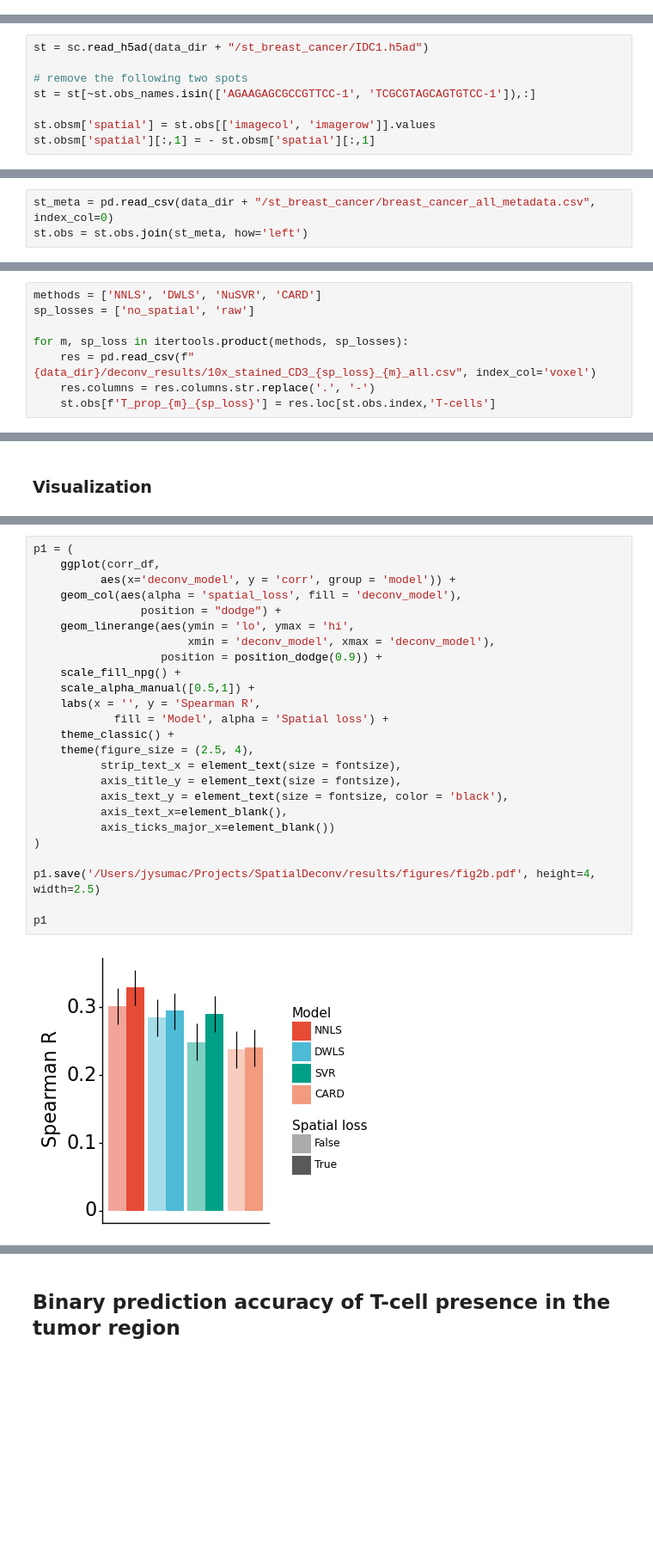
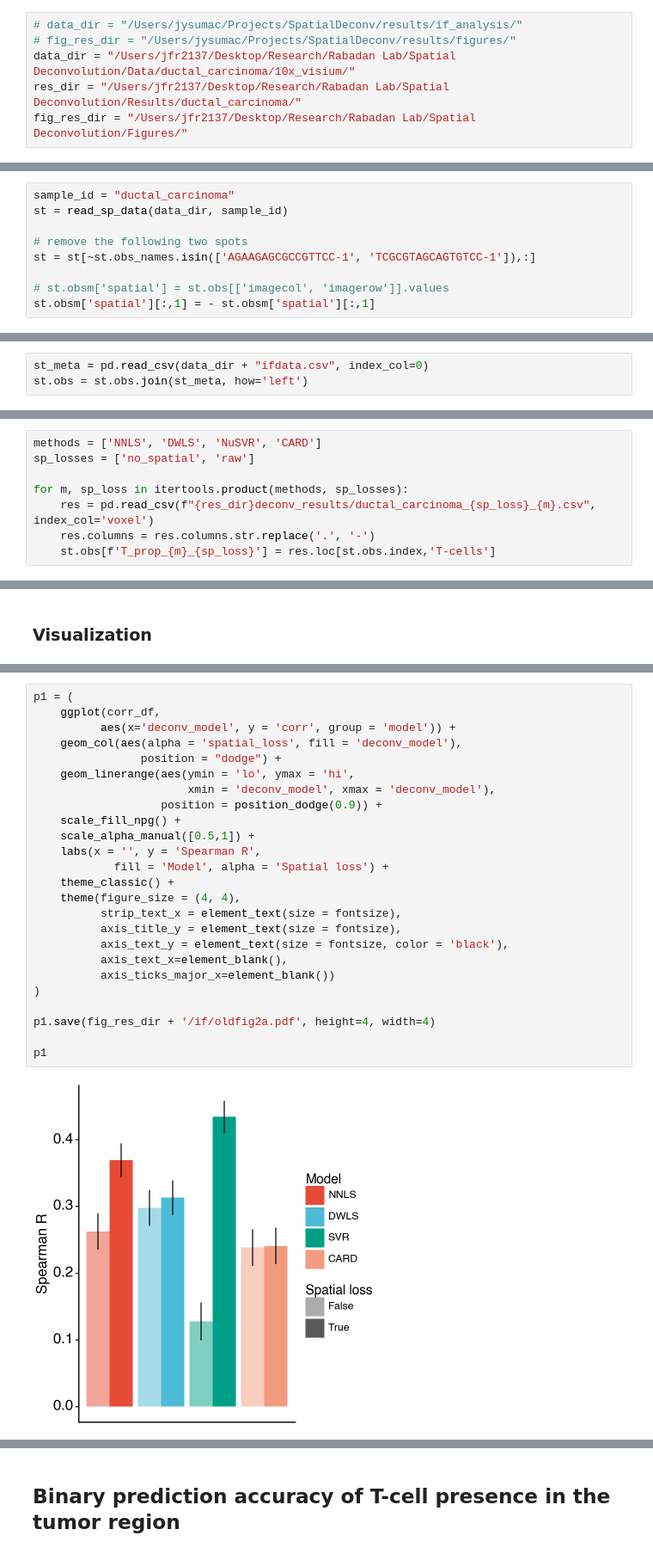
Before and after one commit to JiayuSuPKU/Smoother_paper, a Jupyter notebook: scripts/breast_cancer_infiltration/fig3bc_visualization.ipynb, the cells around one changed output, grey strips where cells are left out. Shown at 86% size. Saved outputs shown, nothing was run; the diff lists cells and outputs as text; blank space fills up the shorter version.

```diff
--- a/scripts/breast_cancer_infiltration/fig3bc_visualization.ipynb
+++ b/scripts/breast_cancer_infiltration/fig3bc_visualization.ipynb
@@ -51,0 +49,6 @@ fig_res_dir = "/Users/jysumac/Projects/SpatialDeconv/results/figures/"
+# %%
+# data_dir = "/Users/jysumac/Projects/SpatialDeconv/results/if_analysis/"
+# fig_res_dir = "/Users/jysumac/Projects/SpatialDeconv/results/figures/"
+data_dir = "/Users/jfr2137/Desktop/Research/Rabadan Lab/Spatial Deconvolution/Data/ductal_carcinoma/10x_visium/"
+res_dir = "/Users/jfr2137/Desktop/Research/Rabadan Lab/Spatial Deconvolution/Results/ductal_carcinoma/"
+fig_res_dir = "/Users/jfr2137/Desktop/Research/Rabadan Lab/Spatial Deconvolution/Figures/"
@@ -52,15 +119,16 @@ fig_res_dir = "/Users/jysumac/Projects/SpatialDeconv/results/figures/"
 # %%
-st = sc.read_h5ad(data_dir + "/st_breast_cancer/IDC1.h5ad")
+sample_id = "ductal_carcinoma"
+st = read_sp_data(data_dir, sample_id)
 
 # remove the following two spots
 st = st[~st.obs_names.isin(['AGAAGAGCGCCGTTCC-1', 'TCGCGTAGCAGTGTCC-1']),:]
 
-st.obsm['spatial'] = st.obs[['imagecol', 'imagerow']].values
+# st.obsm['spatial'] = st.obs[['imagecol', 'imagerow']].values
 st.obsm['spatial'][:,1] = - st.obsm['spatial'][:,1]
 # %% [markdown]
 ### Load metadata
 # %%
-st_meta = pd.read_csv(data_dir + "/st_breast_cancer/breast_cancer_all_metadata.csv", index_col=0)
+st_meta = pd.read_csv(data_dir + "ifdata.csv", index_col=0)
 st.obs = st.obs.join(st_meta, how='left')
 # %% [markdown]
 ### Load deconv results
@@ -69,7 +137,7 @@ methods = ['NNLS', 'DWLS', 'NuSVR', 'CARD']
 sp_losses = ['no_spatial', 'raw']
 
 for m, sp_loss in itertools.product(methods, sp_losses):
-    res = pd.read_csv(f"{data_dir}/deconv_results/10x_stained_CD3_{sp_loss}_{m}_all.csv", index_col='voxel')
+    res = pd.read_csv(f"{res_dir}deconv_results/ductal_carcinoma_{sp_loss}_{m}.csv", index_col='voxel')
     res.columns = res.columns.str.replace('.', '-')
     st.obs[f'T_prop_{m}_{sp_loss}'] = res.loc[st.obs.index,'T-cells']
 # %% [markdown]
@@ -273,27 +342,27 @@ p
 # %%
 p1 = (
     ggplot(corr_df,
           aes(x='deconv_model', y = 'corr', group = 'model')) +
     geom_col(aes(alpha = 'spatial_loss', fill = 'deconv_model'),
                 position = "dodge") +
     geom_linerange(aes(ymin = 'lo', ymax = 'hi',
                        xmin = 'deconv_model', xmax = 'deconv_model'),
                    position = position_dodge(0.9)) +
     scale_fill_npg() +
     scale_alpha_manual([0.5,1]) +
     labs(x = '', y = 'Spearman R',
             fill = 'Model', alpha = 'Spatial loss') +
     theme_classic() +
-    theme(figure_size = (2.5, 4),
+    theme(figure_size = (4, 4),
           strip_text_x = element_text(size = fontsize),
           axis_title_y = element_text(size = fontsize),
           axis_text_y = element_text(size = fontsize, color = 'black'),
           axis_text_x=element_blank(),
           axis_ticks_major_x=element_blank())
 )
 
-p1.save('/Users/jysumac/Projects/SpatialDeconv/results/figures/fig2b.pdf', height=4, width=2.5)
+p1.save(fig_res_dir + '/if/oldfig2a.pdf', height=4, width=4)
 
 p1
 # %% [output]
-[figure, old version]
+[figure, new version]
```
Also changed, not shown: parts of 14 cells of this notebook, 1 other file.
